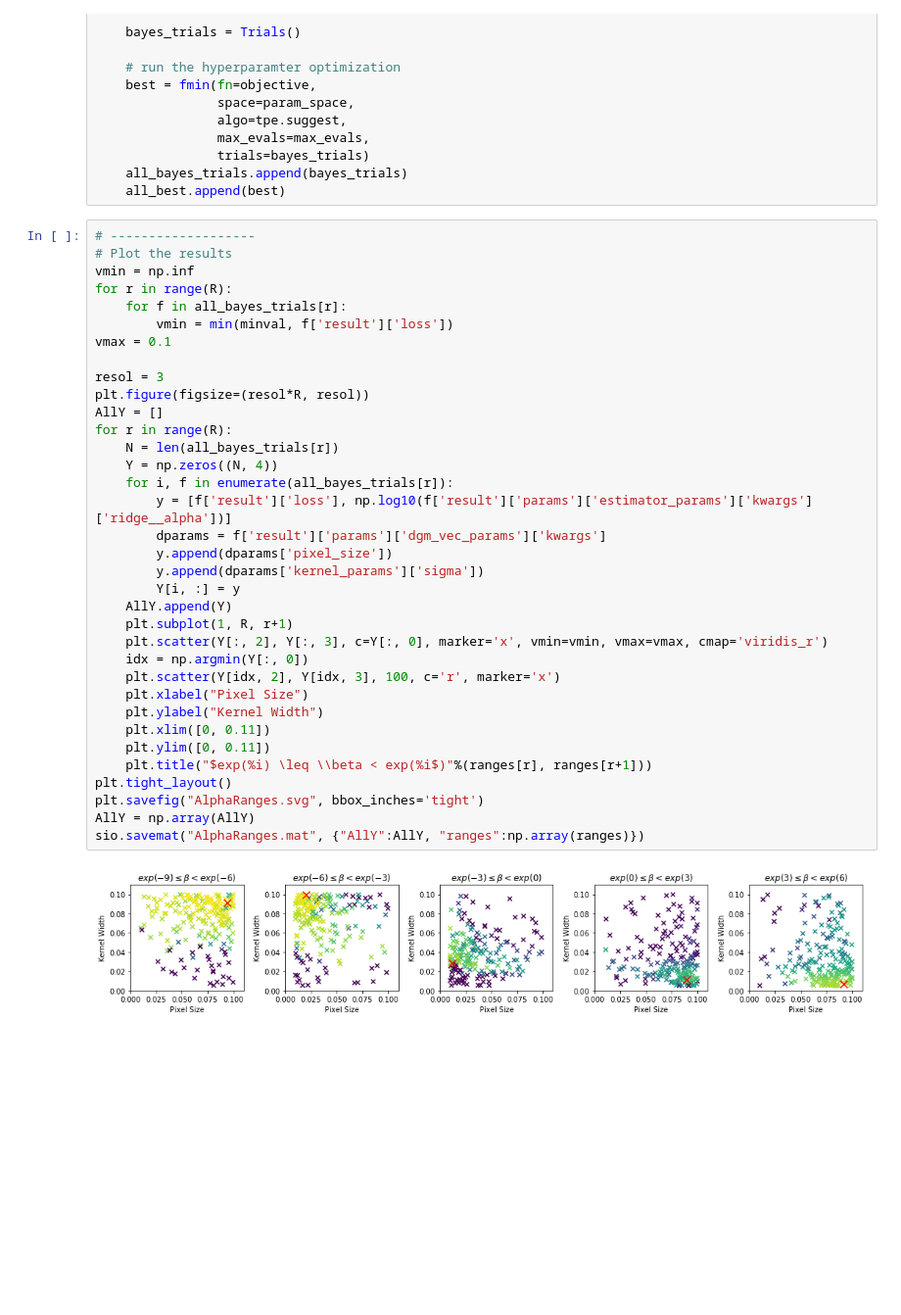
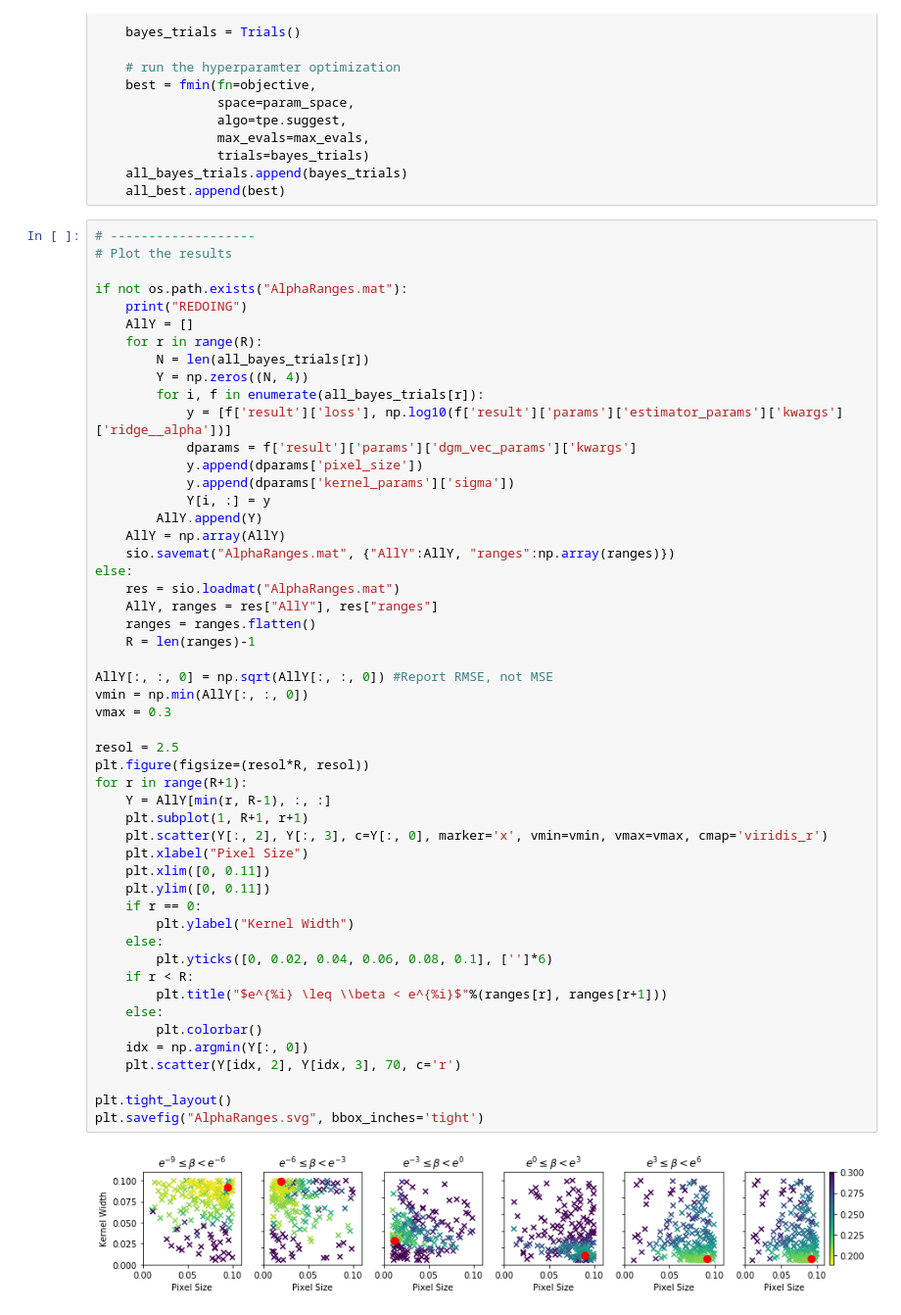
Before and after one commit to ctralie/BoneTissue, a Jupyter notebook: HyperoptExperiments_ClampedRidge.ipynb, the cells around one changed output. Shown: that part at 98% size. Cells and saved outputs as stored; diff of their text form; blank space fills up the shorter version.

Commit message:
Finalizing figures

```diff
--- a/HyperoptExperiments_ClampedRidge.ipynb
+++ b/HyperoptExperiments_ClampedRidge.ipynb
@@ -103,37 +103,53 @@ for i in range(R):
 # %%
 # -------------------
 # Plot the results
-vmin = np.inf
-for r in range(R):
-    for f in all_bayes_trials[r]:
-        vmin = min(minval, f['result']['loss'])
-vmax = 0.1
 
-resol = 3
+if not os.path.exists("AlphaRanges.mat"):
+    print("REDOING")
+    AllY = []
+    for r in range(R):
+        N = len(all_bayes_trials[r])
+        Y = np.zeros((N, 4))
+        for i, f in enumerate(all_bayes_trials[r]):
+            y = [f['result']['loss'], np.log10(f['result']['params']['estimator_params']['kwargs']['ridge__alpha'])]
+            dparams = f['result']['params']['dgm_vec_params']['kwargs']
+            y.append(dparams['pixel_size'])
+            y.append(dparams['kernel_params']['sigma'])
+            Y[i, :] = y
+        AllY.append(Y)
+    AllY = np.array(AllY)
+    sio.savemat("AlphaRanges.mat", {"AllY":AllY, "ranges":np.array(ranges)})
+else:
+    res = sio.loadmat("AlphaRanges.mat")
+    AllY, ranges = res["AllY"], res["ranges"]
+    ranges = ranges.flatten()
+    R = len(ranges)-1
+
+AllY[:, :, 0] = np.sqrt(AllY[:, :, 0]) #Report RMSE, not MSE
+vmin = np.min(AllY[:, :, 0])
+vmax = 0.3
+
+resol = 2.5
 plt.figure(figsize=(resol*R, resol))
-AllY = []
-for r in range(R):
-    N = len(all_bayes_trials[r])
-    Y = np.zeros((N, 4))
-    for i, f in enumerate(all_bayes_trials[r]):
-        y = [f['result']['loss'], np.log10(f['result']['params']['estimator_params']['kwargs']['ridge__alpha'])]
-        dparams = f['result']['params']['dgm_vec_params']['kwargs']
-        y.append(dparams['pixel_size'])
-        y.append(dparams['kernel_params']['sigma'])
-        Y[i, :] = y
-    AllY.append(Y)
-    plt.subplot(1, R, r+1)
+for r in range(R+1):
+    Y = AllY[min(r, R-1), :, :]
+    plt.subplot(1, R+1, r+1)
     plt.scatter(Y[:, 2], Y[:, 3], c=Y[:, 0], marker='x', vmin=vmin, vmax=vmax, cmap='viridis_r')
-    idx = np.argmin(Y[:, 0])
-    plt.scatter(Y[idx, 2], Y[idx, 3], 100, c='r', marker='x')
     plt.xlabel("Pixel Size")
-    plt.ylabel("Kernel Width")
     plt.xlim([0, 0.11])
     plt.ylim([0, 0.11])
-    plt.title("$exp(%i) \leq \\beta < exp(%i$)"%(ranges[r], ranges[r+1]))
+    if r == 0:
+        plt.ylabel("Kernel Width")
+    else:
+        plt.yticks([0, 0.02, 0.04, 0.06, 0.08, 0.1], ['']*6)
+    if r < R:
+        plt.title("$e^{%i} \leq \\beta < e^{%i}$"%(ranges[r], ranges[r+1]))
+    else:
+        plt.colorbar()
+    idx = np.argmin(Y[:, 0])
+    plt.scatter(Y[idx, 2], Y[idx, 3], 70, c='r')
+
 plt.tight_layout()
 plt.savefig("AlphaRanges.svg", bbox_inches='tight')
-AllY = np.array(AllY)
-sio.savemat("AlphaRanges.mat", {"AllY":AllY, "ranges":np.array(ranges)})
 # %% [output]
-[figure, old version]
+[figure, new version]
```
Also changed, not shown: 3 other files.
